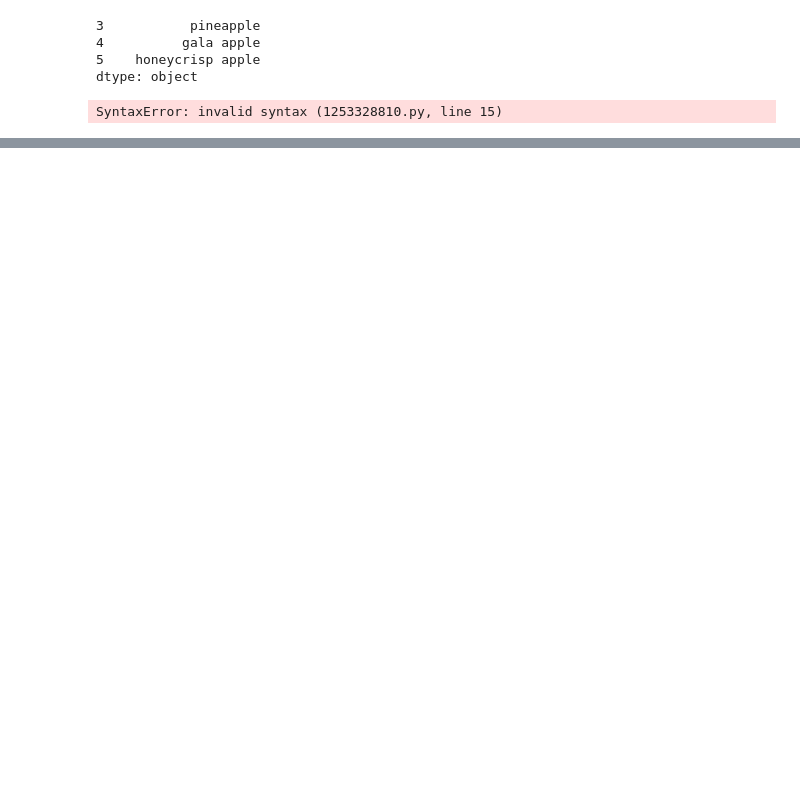
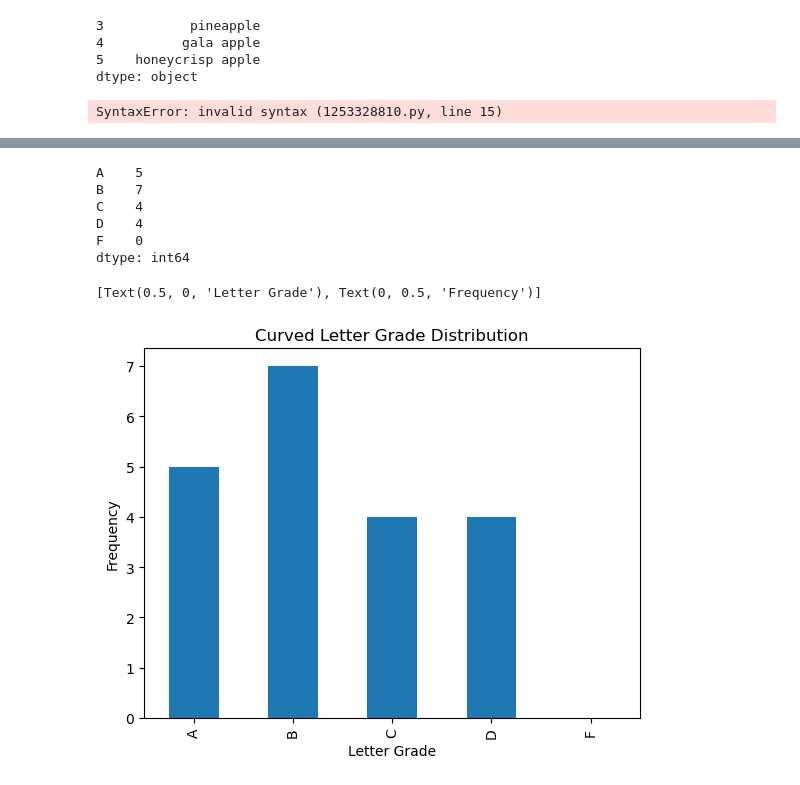
Before and after one commit to MagdalenaRahn/data-science-libraries, a Jupyter notebook: pandas_series.ipynb, the cells around one changed output, grey strips where cells are left out. Drawn from its saved outputs; the diff is of its cells as text; code cells hidden in the pictures; blank space fills up the shorter version.

```diff
--- a/pandas_series.ipynb
+++ b/pandas_series.ipynb
@@ -898,0 +925,9 @@ numeric_bins = pd.cut(numeric, 4, labels = ['Bin1', 'Bin2', 'Bin3', 'Bin4'])
+# %%
+# 4. Write the code necessary to implement a curve for your exam_grades Series and save this as curved_grades.
+
+(100 - examscore.max())
+# this gets the curve of 4
+
+curved_grades = examscore + (100 - examscore.max())
+
+curved_grades
@@ -898,0 +956,6 @@ numeric_bins = pd.cut(numeric, 4, labels = ['Bin1', 'Bin2', 'Bin3', 'Bin4'])
+# %%
+# 5
+bin_edges = [0, 59, 69, 79, 89, 100]
+bin_labels = ['F', 'D', 'C', 'B', 'A']
+letter_grades = pd.cut(curved_grades, bins = bin_edges, labels = bin_labels)
+letter_grades
@@ -898,0 +980,22 @@ numeric_bins = pd.cut(numeric, 4, labels = ['Bin1', 'Bin2', 'Bin3', 'Bin4'])
+# %%
+letter_grades.value_counts()
+#sorts by value counts, not letter grades itself
+
+letter_grades.value_counts().sort_index(ascending = False)
+# sorts by index, ie, letter grade
+# %% [output]
+A    5
+B    7
+C    4
+D    4
+F    0
+dtype: int64
+# %%
+(
+    letter_grades.value_counts().sort_index(ascending = False).
+    plot.bar(title = 'Curved Letter Grade Distribution').
+    set(xlabel = 'Letter Grade', ylabel = 'Frequency')
+)
+# %% [output]
+[Text(0.5, 0, 'Letter Grade'), Text(0, 0.5, 'Frequency')]
+[figure, added]
```
Also changed, not shown: parts of 64 cells of this notebook.
